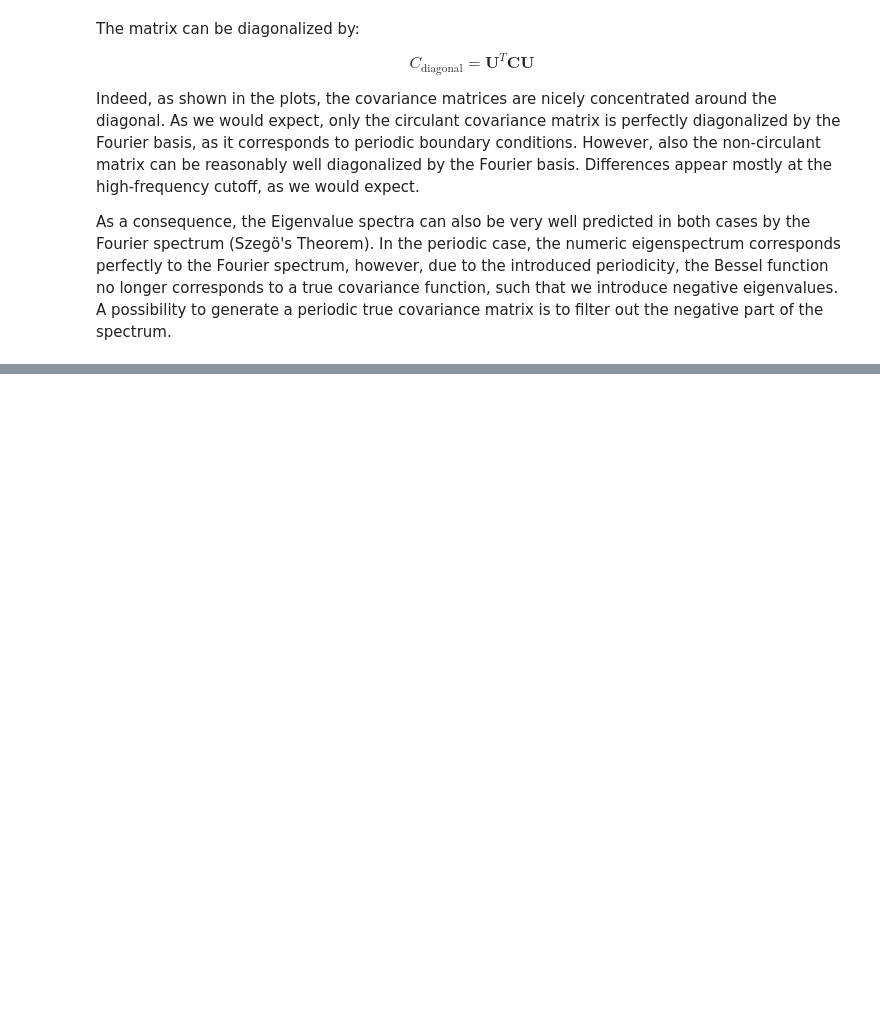
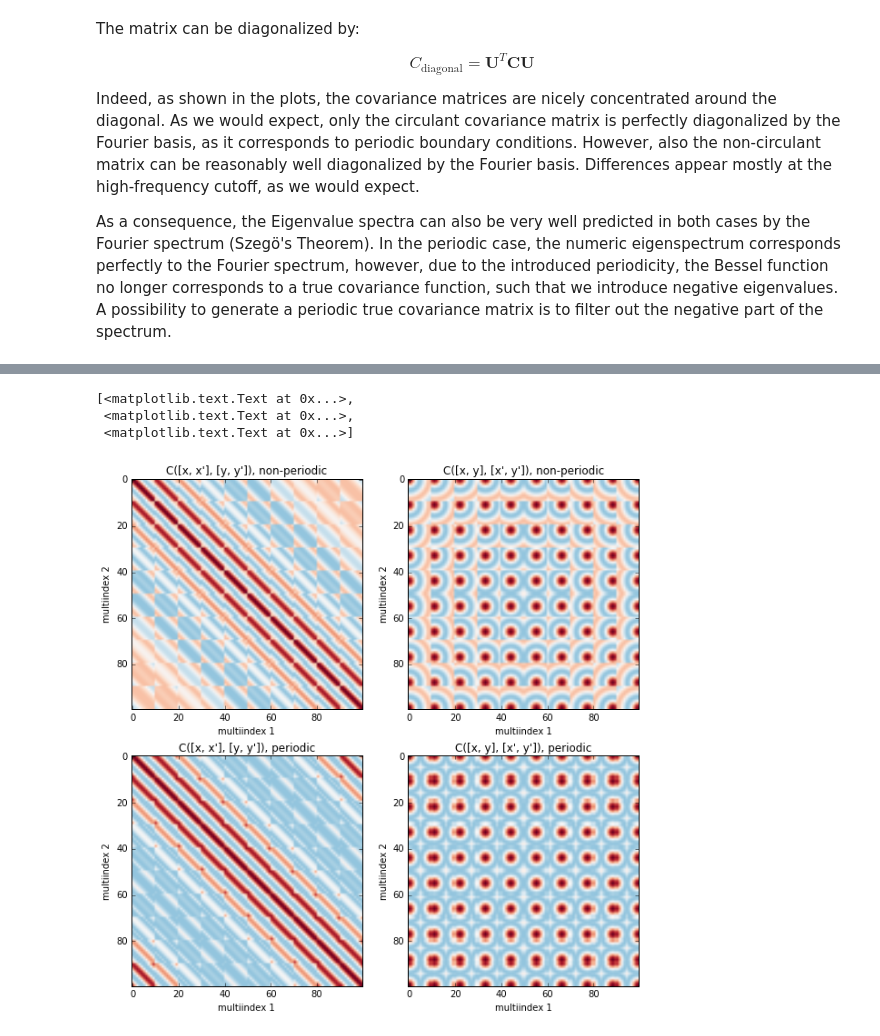
Before and after one commit to MMesch/toeplitz_spectrum, a Jupyter notebook: toeplitz_spectrum.ipynb, the cells around one changed output, grey strips where cells are left out. Saved outputs shown, nothing was run; the diff lists cells and outputs as text; code cells hidden in the pictures; blank space fills up the shorter version.

```diff
--- a/toeplitz_spectrum.ipynb
+++ b/toeplitz_spectrum.ipynb
@@ -115,0 +135,48 @@ axes[1, 1].legend(loc=2)
+# %%
+def get_2dcovariance_matrix(nx, ny, frequency, boundary=None):
+    width = 1.
+    height = 1.
+    x = np.arange(0., width, 1./nx)
+    y = np.arange(0., height, 1./ny)
+    xgrid, ygrid = np.meshgrid(x, y, indexing='ij')
+    xs = xgrid.flatten()
+    ys = ygrid.flatten()
+    dxs = np.abs(xs[None, :] - xs[:, None])
+    dys = np.abs(ys[None, :] - ys[:, None])
+    if boundary == 'periodic':
+        iwrapx = dxs > width/2.
+        dxs[iwrapx] = width - dxs[iwrapx]
+        iwrapy = dys > width/2.
+        dys[iwrapy] = width - dys[iwrapy]
+    distances = np.sqrt(dxs**2 + dys**2)
+    covariance = jn(0, frequency * distances)
+    return covariance
+
+# get covariance matrices
+nx = 10
+ny = 10
+npts = nx * ny
+frequency = 8
+covariance2d = get_2dcovariance_matrix(nx, ny, frequency)
+covariance2d_new = covariance2d.reshape(nx, nx, ny, ny).transpose((0, 2, 1, 3)).reshape(nx * nx, ny * ny)
+
+covariance_circ2d = get_2dcovariance_matrix(nx, ny, frequency, boundary='periodic')
+covariance_circ2d_new = covariance_circ2d.reshape(nx, ny, nx, ny).transpose((0, 2, 1, 3)).reshape(nx * nx, ny * ny)
+
+# plot non-periodic covariance matrix and its eigenvalues/vectors
+fig, axes = plt.subplots(2, 2, figsize=(10, 10))
+axes[0, 0].imshow(covariance2d, norm=norm_bessel, cmap='RdBu_r')
+axes[0, 0].set(title="C([x, x'], [y, y']), non-periodic", xlabel='multiindex 1', ylabel='multiindex 2')
+axes[0, 1].imshow(covariance2d_new, norm=norm_bessel, cmap='RdBu_r')
+axes[0, 1].set(title="C([x, y], [x', y']), non-periodic", xlabel='multiindex 1', ylabel='multiindex 2')
+
+# plot periodic covariance matrix and its eigenvalues/vectors
+axes[1, 0].imshow(covariance_circ2d, norm=norm_bessel, cmap='RdBu_r')
+axes[1, 0].set(title="C([x, x'], [y, y']), periodic", xlabel='multiindex 1', ylabel='multiindex 2')
+axes[1, 1].imshow(covariance_circ2d_new, norm=norm_bessel, cmap='RdBu_r')
+axes[1, 1].set(title="C([x, y], [x', y']), periodic", xlabel='multiindex 1', ylabel='multiindex 2')
+# %% [output]
+[<matplotlib.text.Text at 0x...>,
+ <matplotlib.text.Text at 0x...>,
+ <matplotlib.text.Text at 0x...>]
+[figure, added]
```
Also changed, not shown: parts of 10 cells of this notebook.
